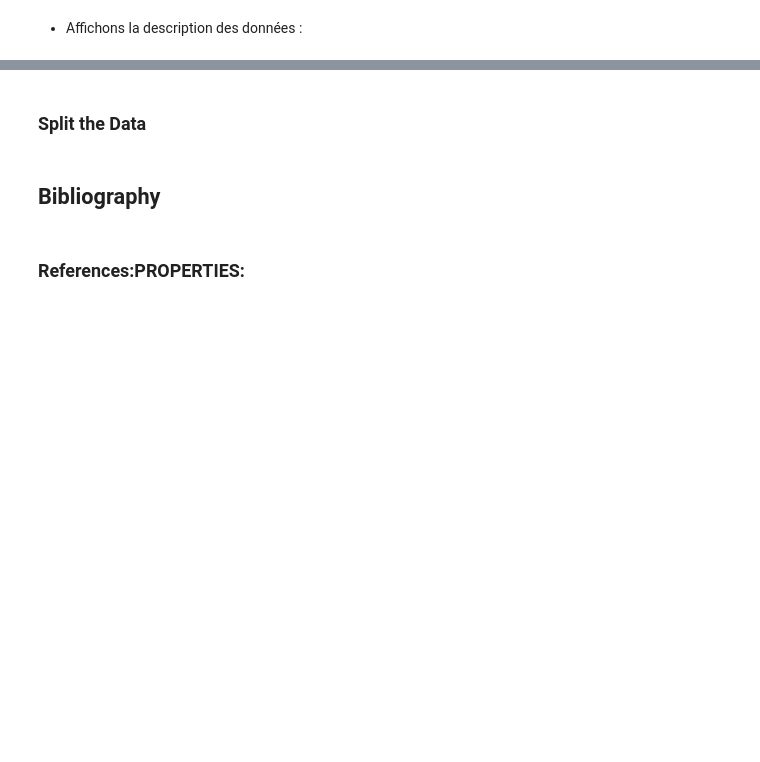
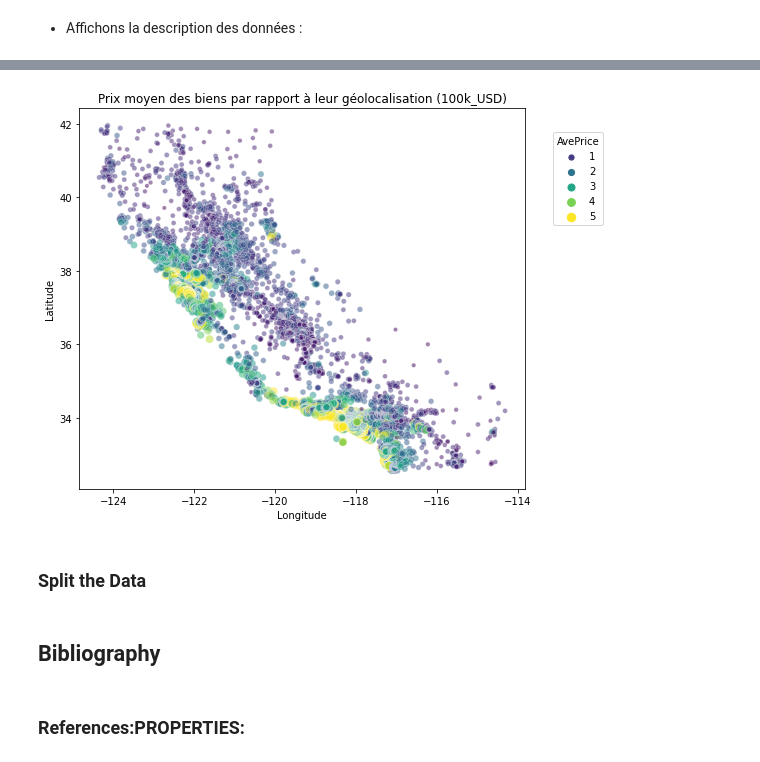
Before and after one commit to lsiksous/california, a Jupyter notebook: The_Data.ipynb, the cells around one changed output, grey strips where cells are left out. Cells and saved outputs as stored; diff of their text form; code cells hidden in the pictures; blank space fills up the shorter version.

Commit message:
ajout un sns graphikk

```diff
--- a/The_Data.ipynb
+++ b/The_Data.ipynb
@@ -52,3 +82,14 @@ plt.show()
+# %%
+plt.figure(figsize=(8, 7))
+sns.scatterplot(data=df_raw, x="Longitude", y="Latitude",
+                size="AvePrice", hue="AvePrice",
+                palette="viridis", alpha=0.5)
+plt.legend(title="AvePrice", bbox_to_anchor=(1.05, 0.95),
+           loc="upper left")
+plt.title("Prix moyen des biens par rapport à leur géolocalisation (100k_USD)")
+plt.show()
+# %% [output]
+[figure, added]
 # %% [markdown]
 ### Split the Data
 # %%
```
Also changed, not shown: parts of 6 cells of this notebook.
